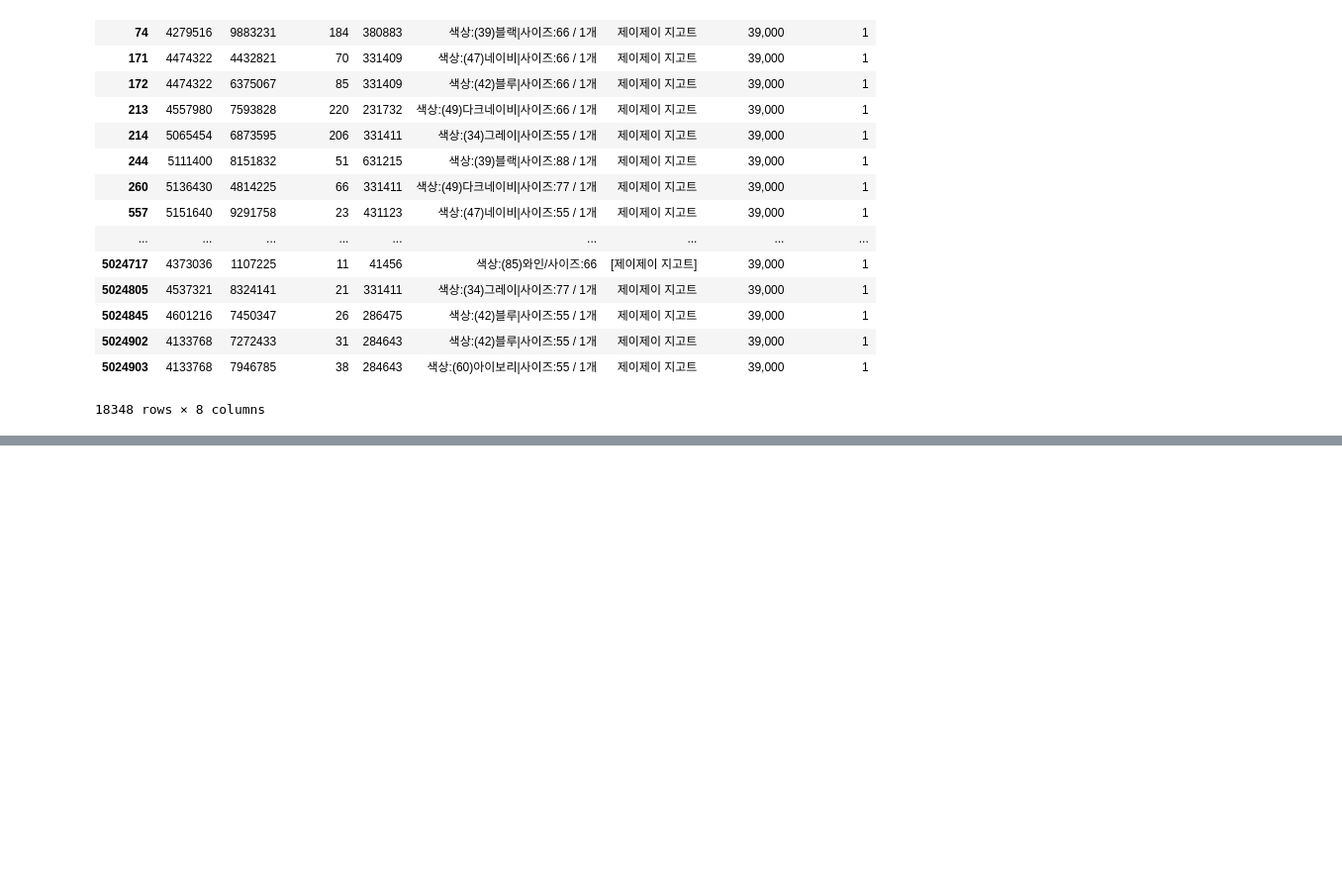
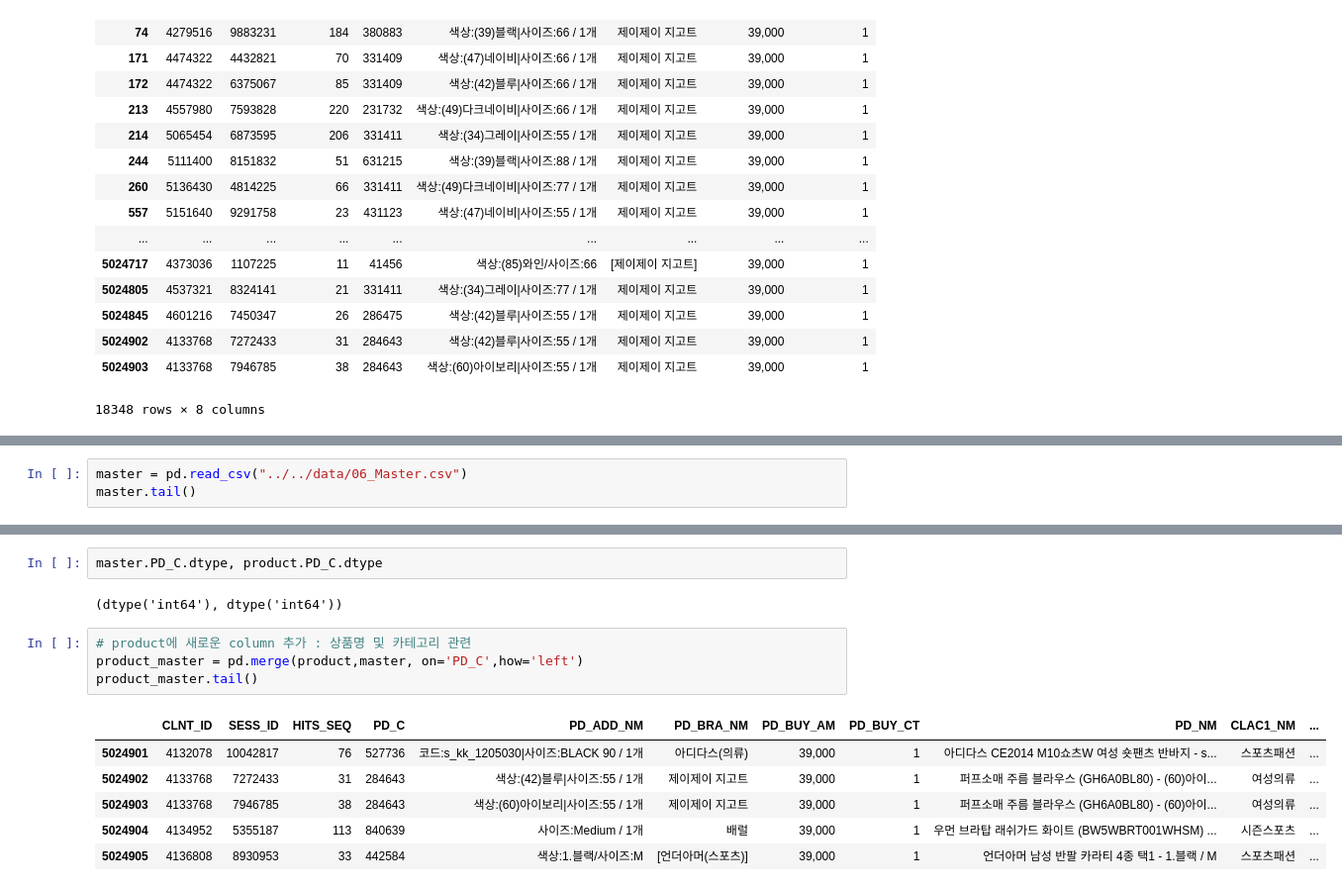
Before and after one commit to Junhojuno/L.Point-BigData-Competition, a Jupyter notebook: code/EDA/1.EDA_Product.ipynb, the cells around one changed output, grey strips where cells are left out. Shown: that part at 99% size. Cells and saved outputs as stored; diff of their text form; blank space fills up the shorter version.

```diff
--- a/code/EDA/1.EDA_Product.ipynb
+++ b/code/EDA/1.EDA_Product.ipynb
@@ -262 +269,4 @@ product[(product.PD_BRA_NM=='제이제이 지고트') | (product.PD_BRA_NM=='[
 - (L.point 공지사항) HITS_SEQ=1은 아웃라이어 처리하라고 한다.
+# %%
+master = pd.read_csv("../../data/06_Master.csv")
+master.tail()
@@ -262,0 +280,15 @@ product[(product.PD_BRA_NM=='제이제이 지고트') | (product.PD_BRA_NM=='[
+# %%
+master.PD_C.dtype, product.PD_C.dtype
+# %% [output]
+(dtype('int64'), dtype('int64'))
+# %%
+# product에 새로운 column 추가 : 상품명 및 카테고리 관련
+product_master = pd.merge(product,master, on='PD_C',how='left')
+product_master.tail()
+# %% [output]
+|  | CLNT_ID | SESS_ID | HITS_SEQ | PD_C | PD_ADD_NM | PD_BRA_NM | PD_BUY_AM | PD_BUY_CT | PD_NM | CLAC1_NM | ... |
+| 5024901 | 4132078 | 10042817 | 76 | 527736 | 코드:s_kk_1205030|사이즈:BLACK 90 / 1개 | 아디다스(의류) | 39,000 | 1 | 아디다스 CE2014 M10쇼츠W 여성 숏팬츠 반바지 - s... | 스포츠패션 | ... |
+| 5024902 | 4133768 | 7272433 | 31 | 284643 | 색상:(42)블루|사이즈:55 / 1개 | 제이제이 지고트 | 39,000 | 1 | 퍼프소매 주름 블라우스 (GH6A0BL80) - (60)아이... | 여성의류 | ... |
+| 5024903 | 4133768 | 7946785 | 38 | 284643 | 색상:(60)아이보리|사이즈:55 / 1개 | 제이제이 지고트 | 39,000 | 1 | 퍼프소매 주름 블라우스 (GH6A0BL80) - (60)아이... | 여성의류 | ... |
+| 5024904 | 4134952 | 5355187 | 113 | 840639 | 사이즈:Medium / 1개 | 배럴 | 39,000 | 1 | 우먼 브라탑 래쉬가드 화이트 (BW5WBRT001WHSM) ... | 시즌스포츠 | ... |
+| 5024905 | 4136808 | 8930953 | 33 | 442584 | 색상:1.블랙/사이즈:M | [언더아머(스포츠)] | 39,000 | 1 | 언더아머 남성 반팔 카라티 4종 택1 - 1.블랙 / M | 스포츠패션 | ... |
```
Also changed, not shown: parts of 9 cells of this notebook.
